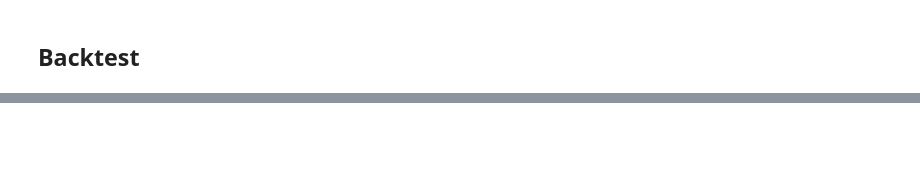
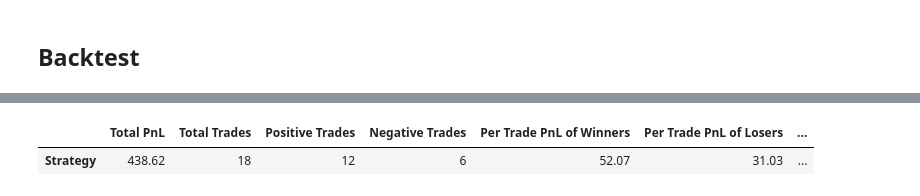
Before and after one commit to ben-marconi/optionsVolatilityStrategy, a Jupyter notebook: strategy.ipynb, the cells around one changed output, grey strips where cells are left out. Saved outputs shown, nothing was run; the diff lists cells and outputs as text; code cells hidden in the pictures; blank space fills up the shorter version.

```diff
--- a/strategy.ipynb
+++ b/strategy.ipynb
@@ -222,0 +217,34 @@ for date, signal in backtest_data.items():
+# %%
+trade_book['cumulative_pnl'] = trade_book['PnL'].cumsum()
+
+analytics = pd.DataFrame(index=['Strategy'])
+# Calculate total PnL
+analytics['Total PnL'] = trade_book.PnL.sum()
+
+# Number of total trades
+analytics['Total Trades'] = len(trade_book)
+
+
+# Profitable trades
+analytics['Positive Trades'] = len(trade_book.loc[trade_book.PnL > 0])
+
+# Loss-making trades
+analytics['Negative Trades'] = len(trade_book.loc[trade_book.PnL <= 0])
+
+# Per trade profit/loss of winning trades
+analytics['Per Trade PnL of Winners'] = round(trade_book.loc[trade_book.PnL > 0].PnL.mean(), 2)
+
+# Per trade profit/loss of losing trades
+analytics['Per Trade PnL of Losers'] = round(abs(trade_book.loc[trade_book.PnL <= 0].PnL.mean()), 2)
+
+# Profit factor
+winners = trade_book.loc[trade_book.PnL > 0]
+made = winners.PnL.sum()
+losers = trade_book.loc[trade_book.PnL<= 0]
+lost = losers.PnL.sum()
+analytics['Profit Factor'] = round(abs(made/lost), 2)
+
+analytics.head()
+# %% [output]
+|  | Total PnL | Total Trades | Positive Trades | Negative Trades | Per Trade PnL of Winners | Per Trade PnL of Losers | ... |
+| Strategy | 438.62 | 18 | 12 | 6 | 52.07 | 31.03 | ... |
```
Also changed, not shown: parts of 13 cells of this notebook, 2 other files.
